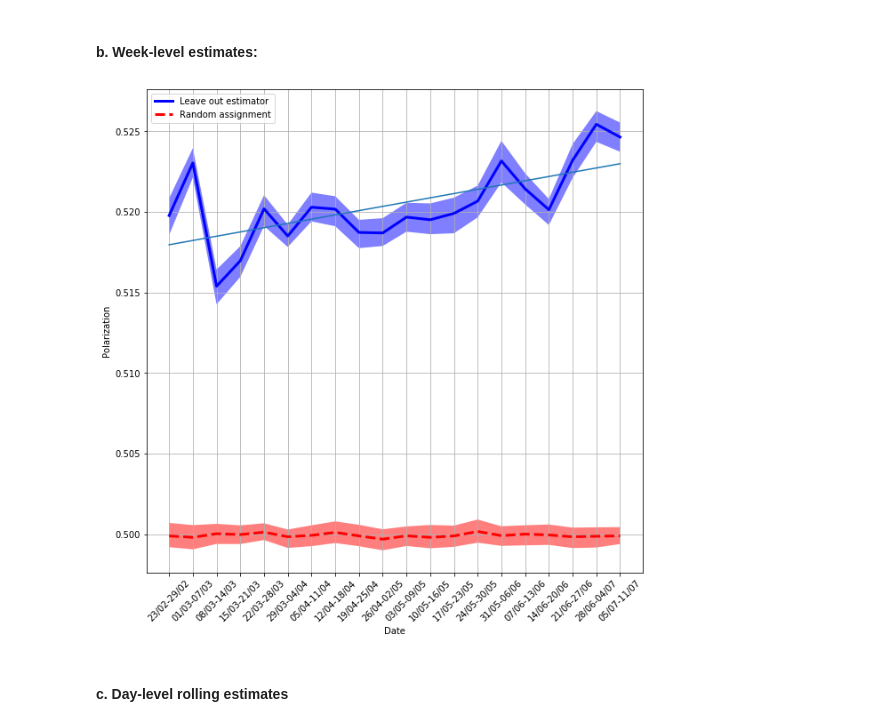
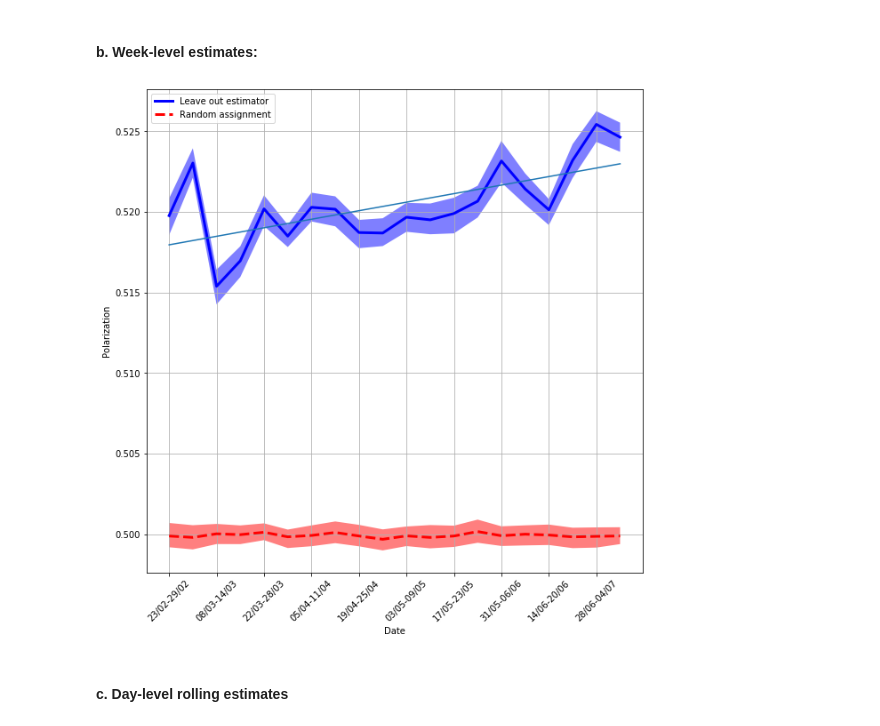
Before and after one commit to bodzioboo/twitter, a Jupyter notebook: notebooks/nlp/polarization.ipynb, the cells around one changed output. Cells and saved outputs as stored; diff of their text form; code cells hidden in the pictures.

```diff
--- a/notebooks/nlp/polarization.ipynb
+++ b/notebooks/nlp/polarization.ipynb
@@ -96,9 +93,9 @@ $\hat{q}_{i,t} = c_{i,t} / m_{i,t}$ are the phrase frequencies for speaker $i$ a
 # %% [markdown]
 #### a. Day-level estimates:
 # %%
-PATH_RESULTS = os.path.join(PATH, "results/polarization/polarization_daily.p")
+PATH_RESULTS = os.path.join(PATH, "results/polarization/polarization_daily.csv")
 if os.path.isfile(PATH_RESULTS):
-    results = pickle.load(open(PATH_RESULTS,"rb"))
+    results = pd.read_csv(PATH_RESULTS, index_col = 0)
 else:
     results = defaultdict(lambda: dict().fromkeys(["true","random"])) #store for each day
     for data in tqdm(read_files(PATH_DATA, day_from = START, day_to = END, dtype = dtypes, filter_fun = ff)):
@@ -116,7 +113,10 @@ else:
         results[day]["random"] = model.estimate(random_parties, users, tweets,
                                                                level = "aggregate", conf_int = 100)
     results = dict(results) #convert defaultdict to dict
-    pickle.dump(results, open(PATH_RESULTS,"wb"))
+    results = pd.DataFrame.from_dict({(i, j):results[i][j]
+                                  for i in results.keys()
+                                  for j in results[i].keys()}, orient = 'index')
+    results.to_csv(PATH_RESULTS)
 # %%
 evaluation.plot_aggregated(results, trend_line = True)
 # %% [output]
@@ -124,9 +124,9 @@ evaluation.plot_aggregated(results, trend_line = True)
 # %% [markdown]
 #### b. Week-level estimates:
 # %%
-PATH_RESULTS = os.path.join(PATH, "results/polarization/polarization_weekly.p")
+PATH_RESULTS = os.path.join(PATH, "results/polarization/polarization_weekly.csv")
 if os.path.isfile(PATH_RESULTS):
-    results = pickle.load(open(PATH_RESULTS,"rb"))
+    results = pd.read_csv(PATH_RESULTS)
 else:
     results = defaultdict(lambda: dict().fromkeys(["true","random"])) #store for each day
     for data in tqdm(read_files(PATH_DATA, day_from = START, day_to = END, batch_size = 7,
@@ -151,10 +151,21 @@ else:
         results[week]["random"] = model.estimate(random_parties, users, tweets,
                                                                level = "aggregate", conf_int = 100)
     results = dict(results) #convert defaultdict to dict
-    pickle.dump(results, open(PATH_RESULTS,"wb"))
+    results = pd.DataFrame.from_dict({(i, j):results[i][j]
+                                  for i in results.keys()
+                                  for j in results[i].keys()}, orient = 'index')
+    results.columns = ['date','type','lower_ci','upper_ci','estimate']
+    results.to_csv(PATH_RESULTS)
-# %%
-evaluation.plot_aggregated(results, tick_freq = 1, trend_line = True)
-# %% [output]
-[figure, removed]
+# %%
+results.set_index(['date','type'], inplace = True)
+date = results.reset_index().date.unique()
+true_estimate = results.loc[pd.IndexSlice[:, 'true'], 'estimate'].reset_index(drop = True)
+true_ci = results.loc[pd.IndexSlice[:, 'true'], ('lower_ci', 'upper_ci')].reset_index(drop = True)
+random_estimate = results.loc[pd.IndexSlice[:, 'random'], 'estimate'].reset_index(drop = True)
+random_ci = results.loc[pd.IndexSlice[:, 'random'], ('lower_ci', 'upper_ci')].reset_index(drop = True)
+evaluation.plot_aggregated(date, true_estimate, random_estimate, true_ci, random_ci, trend_line = True, tick_freq = 2)
+plt.show()
+# %% [output]
+[figure, added]
 # %% [markdown]
 #### c. Day-level rolling estimates
```
Also changed, not shown: parts of 13 cells of this notebook, 8 other files.
